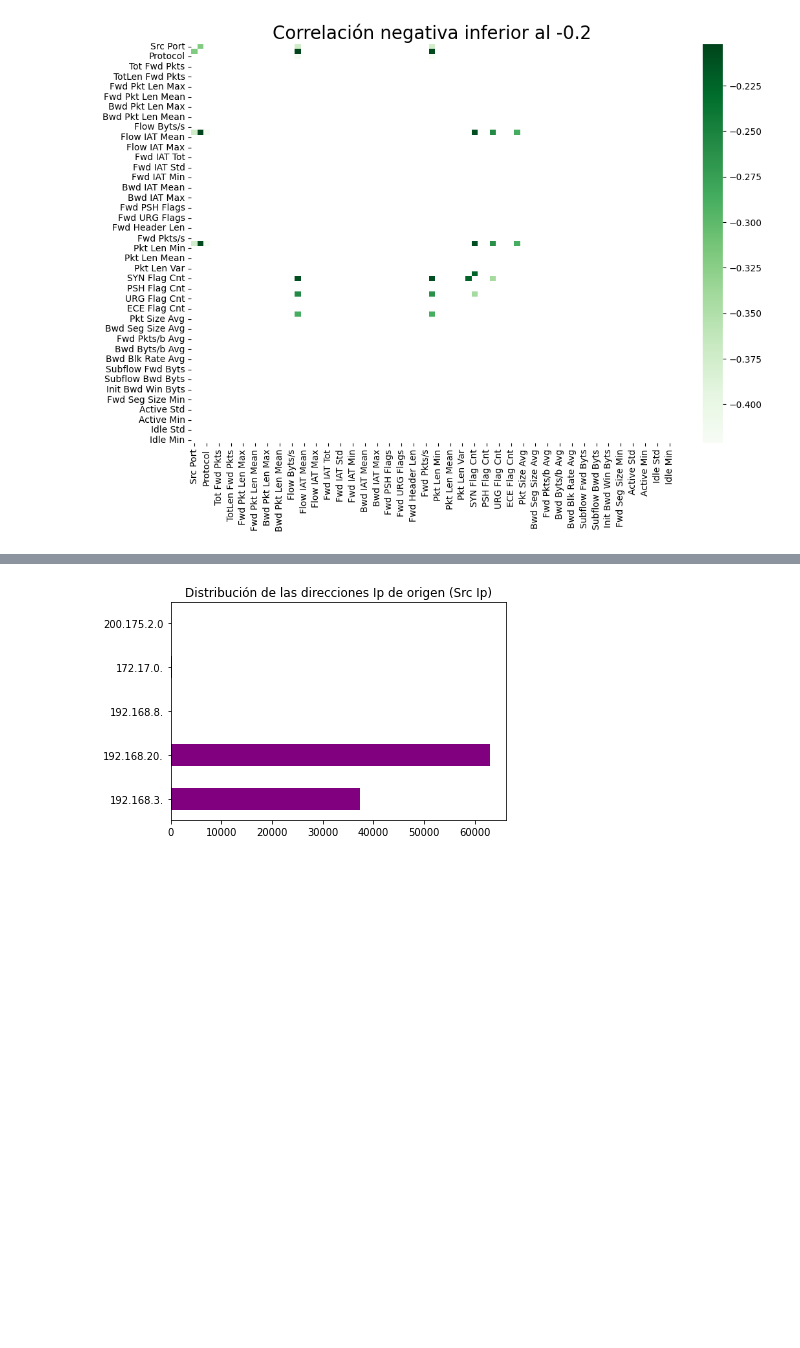
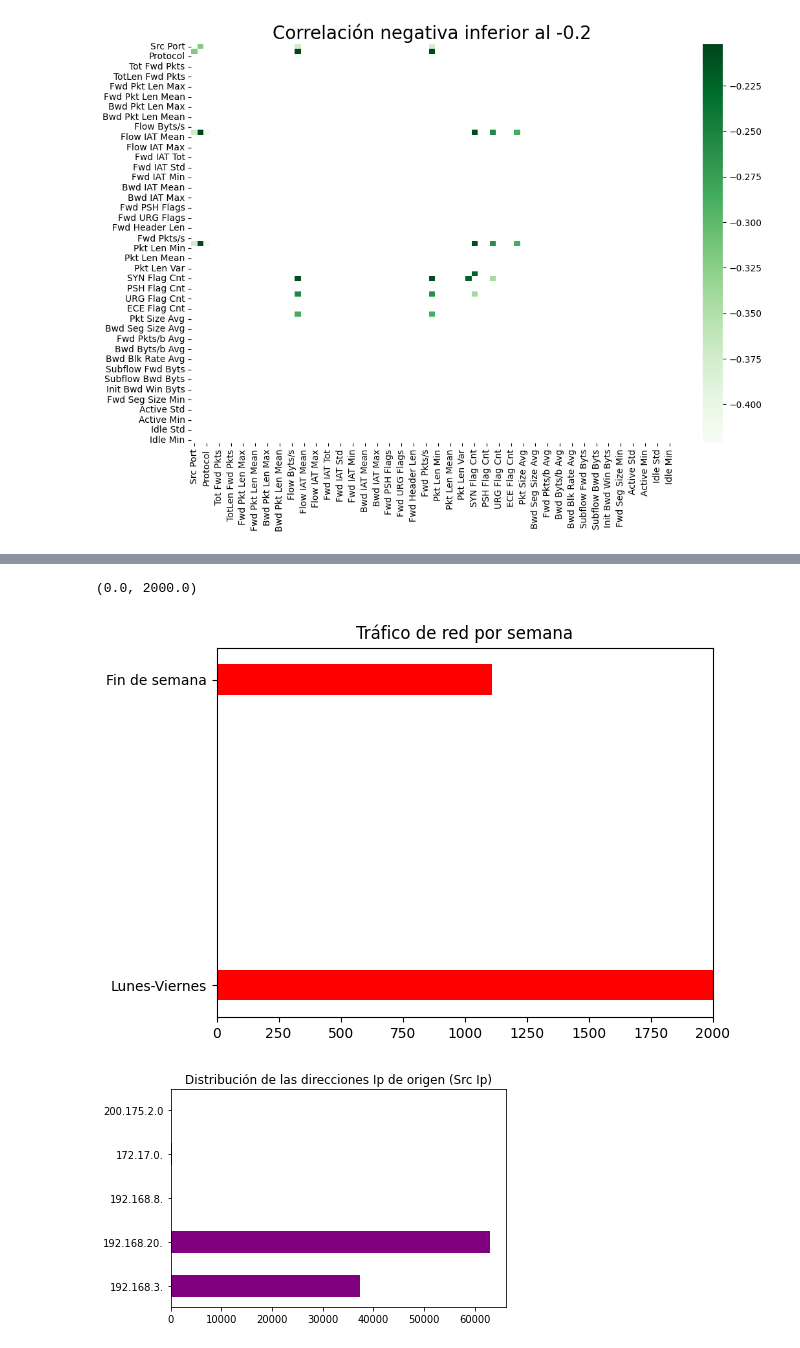
Before and after one commit to LuisPradaConde/TFG, a Jupyter notebook: Codigo.ipynb, the cells around one changed output, grey strips where cells are left out. Drawn from its saved outputs; the diff is of its cells as text; code cells hidden in the pictures; blank space fills up the shorter version.

```diff
--- a/Codigo.ipynb
+++ b/Codigo.ipynb
@@ -430,3 +141,10 @@ AttributeError: 'NoneType' object has no attribute 'fit_predict'
+# %%
+plt.barh(x, Trafico, height = 0.1, color='red')
+plt.title('Tráfico de red por semana')
+plt.xlim(0,2000)
+# %% [output]
+(0.0, 2000.0)
+[figure, added]
 # %%
 Ip_192_168_3 = dataset['Src-192.168.3.'][dataset['Src-192.168.3.'] == 1].count()
 Ip_192_168_20 = dataset['Src-192.168.20.'][dataset['Src-192.168.20.'] == 1].count()
```
Also changed, not shown: parts of 26 cells of this notebook, 6 other files.
